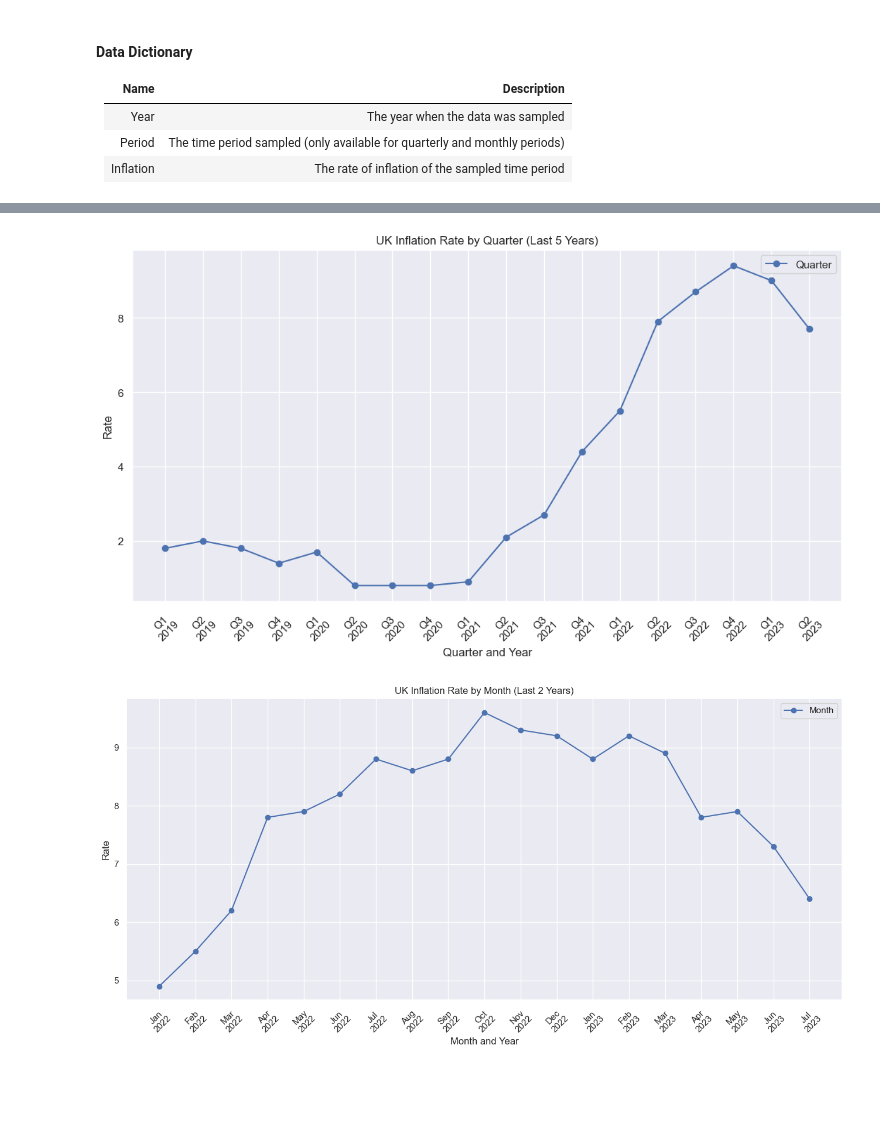
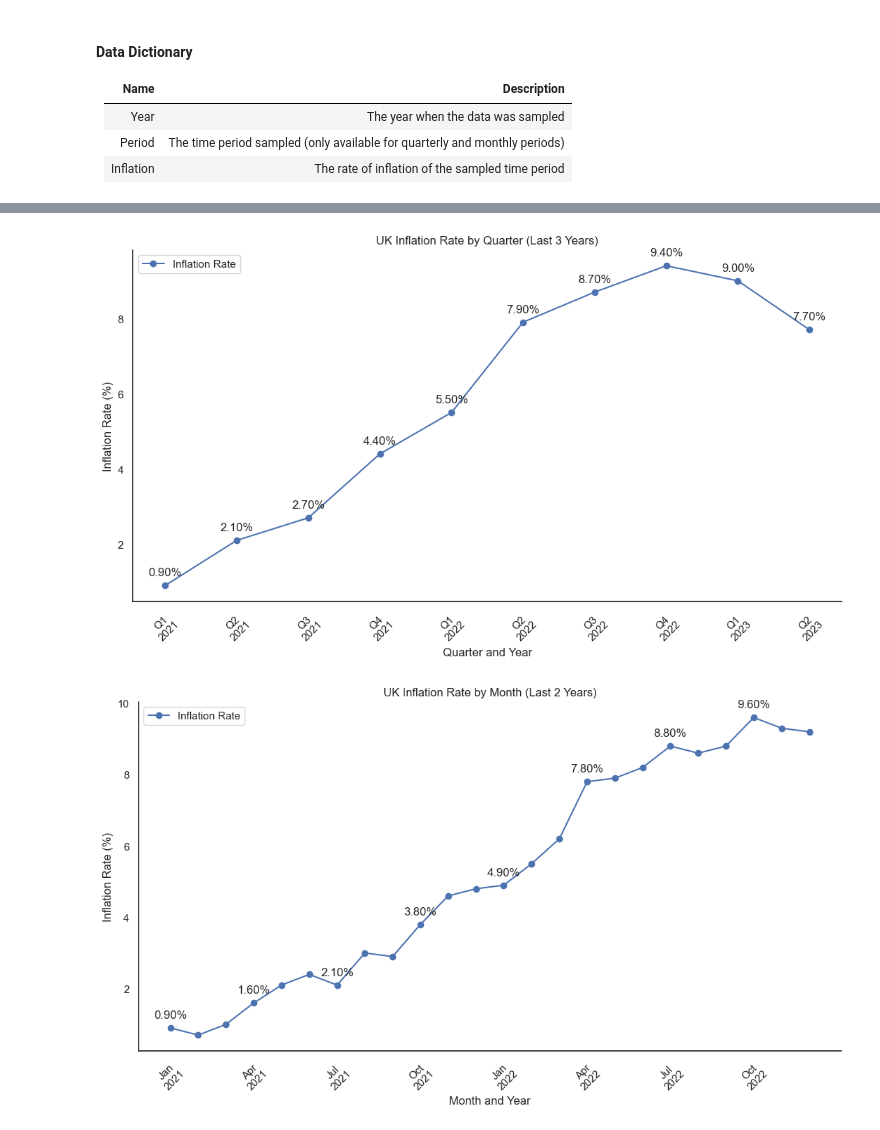
Before and after one commit to julianmoors/jupyter-notebooks, a Jupyter notebook: UK Inflation.ipynb, the cells around one changed output, grey strips where cells are left out. Drawn from its saved outputs; the diff is of its cells as text; code cells hidden in the pictures; blank space fills up the shorter version.

```diff
--- a/UK Inflation.ipynb
+++ b/UK Inflation.ipynb
@@ -15,6 +15,6 @@ import pandas as pd
 import matplotlib.pyplot as plt
 import seaborn as sns
 
-sns.set_theme()
+sns.set(style="white")
 # %%
 by_year = pd.read_csv('data/uk-inflation-by-year.csv')
@@ -36,52 +46,82 @@ def plot_inflation_by_period(csv_file, period_years):
     by_quarter = pd.read_csv(csv_file)
     by_quarter['Year'] = by_quarter['Year'].astype(int)
 
-    start_year = by_quarter['Year'].max() - period_years + 1
+    by_quarter = by_quarter.sort_values(by=['Year', 'Quarter']).reset_index(drop=True)
 
-    selected_period = by_quarter.loc[by_quarter['Year'] >= start_year].copy()
-    selected_period['Year'] = selected_period['Year'].astype(str)
-    selected_period['Quarter'] = selected_period['Quarter'].astype(str)
-    selected_period['YearQuarter'] = selected_period['Year'] + '-' + selected_period['Quarter']
+    max_year = by_quarter['Year'].max()
+    start_year = max_year - period_years + 1
+
+    selected_period = by_quarter[by_quarter['Year'] >= start_year].copy()
+
+    if selected_period.empty:
+        print("No data available for the selected period.")
+        return
+
+    selected_period['YearQuarter'] = selected_period['Year'].astype(str) + '-Q' + selected_period['Quarter'].astype(str)
 
     x_labels = [f"{quarter}\n{year}" for year, quarter in zip(selected_period['Year'], selected_period['Quarter'])]
 
     plt.figure(figsize=(13, 6.5))
-    plt.plot(selected_period['YearQuarter'], selected_period['Inflation'], label='Quarter', marker='o')
+    plt.plot(selected_period['YearQuarter'], selected_period['Inflation'], label='Inflation Rate', marker='o')
+
+    for i, inflation in enumerate(selected_period['Inflation']):
+        plt.annotate(f"{inflation:.2f}%", (i, inflation), textcoords="offset points", xytext=(0, 10), ha='center')
+
     plt.title(f'UK Inflation Rate by Quarter (Last {period_years} Years)')
     plt.xlabel('Quarter and Year')
-    plt.ylabel('Rate')
-    plt.legend()
-    plt.xticks(ticks=selected_period['YearQuarter'], labels=x_labels, rotation=45)
-    plt.grid(True)
+    plt.ylabel('Inflation Rate (%)')
+    plt.xticks(ticks=range(len(x_labels)), labels=x_labels, rotation=45)
+
+    ax = plt.gca()
+    ax.spines['top'].set_visible(False)
+    ax.spines['right'].set_visible(False)
+
+    ax.legend()
+    plt.grid(False)
     plt.show()
 
-plot_inflation_by_period('data/uk-inflation-by-quarter.csv', 5)
+plot_inflation_by_period('data/uk-inflation-by-quarter.csv', 3)
 # %% [output]
-[figure, old version]
+[figure, new version]
 # %%
 def plot_inflation_by_period_monthly(csv_file, period_years, selected_year):
     by_month = pd.read_csv(csv_file)
     by_month['Year'] = by_month['Year'].astype(int)
 
-    start_year = by_month['Year'].max() - period_years + 1
+    start_year = selected_year - period_years + 1
 
-    selected_period = by_month.loc[by_month['Year'] >= start_year].copy()
-    selected_period['Month'] = selected_period.apply(lambda row:row['Month'].capitalize(), axis=1)
+    selected_period = by_month[(by_month['Year'] >= start_year) & (by_month['Year'] <= selected_year)].copy()
+    selected_period['Month'] = selected_period['Month'].str.capitalize()
+
+    if selected_period.empty:
+        print("No data available for the selected period.")
+        return
+
     selected_period['YearMonth'] = selected_period['Year'].astype(str) + '-' + selected_period['Month']
 
-    x_labels = [f"{month}\n{year}" for year, month in zip(selected_period['Year'], selected_period['Month'])]
+    x_labels = [f"{month[:3]}\n{year}" if i % 3 == 0 else ""
+                for i, (year, month) in enumerate(zip(selected_period['Year'], selected_period['Month']))]
 
     plt.figure(figsize=(13, 6.5))
-    plt.plot(selected_period['YearMonth'], selected_period['Inflation'], label='Month', marker='o')
+    plt.plot(selected_period['YearMonth'], selected_period['Inflation'], label='Inflation Rate', marker='o')
+
+    for i, (label, inflation) in enumerate(zip(x_labels, selected_period['Inflation'])):
+        if label:
+            plt.annotate(f"{inflation:.2f}%", (i, inflation), textcoords="offset points", xytext=(0, 10), ha='center')
+
     plt.title(f'UK Inflation Rate by Month (Last {period_years} Years)')
     plt.xlabel('Month and Year')
-    plt.ylabel('Rate')
-    plt.legend()
-    plt.xticks(ticks=selected_period['YearMonth'], labels=x_labels, rotation=45)
-    plt.grid(True)
-    plt.tight_layout()
+    plt.ylabel('Inflation Rate (%)')
+    plt.xticks(ticks=range(len(selected_period['YearMonth'])), labels=x_labels, rotation=45)
+
+    ax = plt.gca()
+    ax.spines['top'].set_visible(False)
+    ax.spines['right'].set_visible(False)
+
+    ax.legend()
+    plt.grid(False)
     plt.show()
 
 plot_inflation_by_period_monthly('data/uk-inflation-by-month.csv', 2, 2022)
 # %% [output]
-[figure, old version]
+[figure, new version]
```
Also changed, not shown: parts of 1 cell of this notebook.
